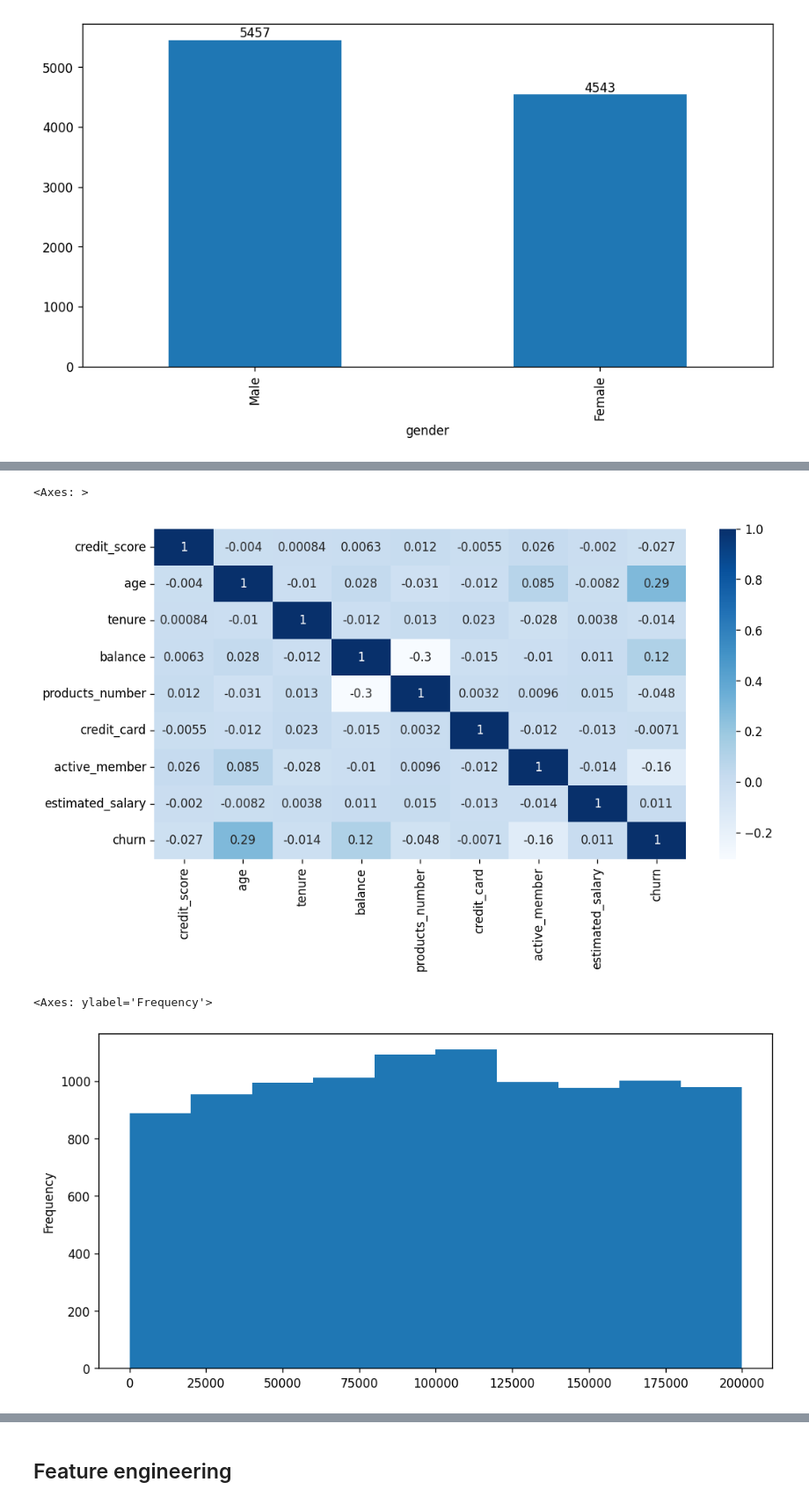
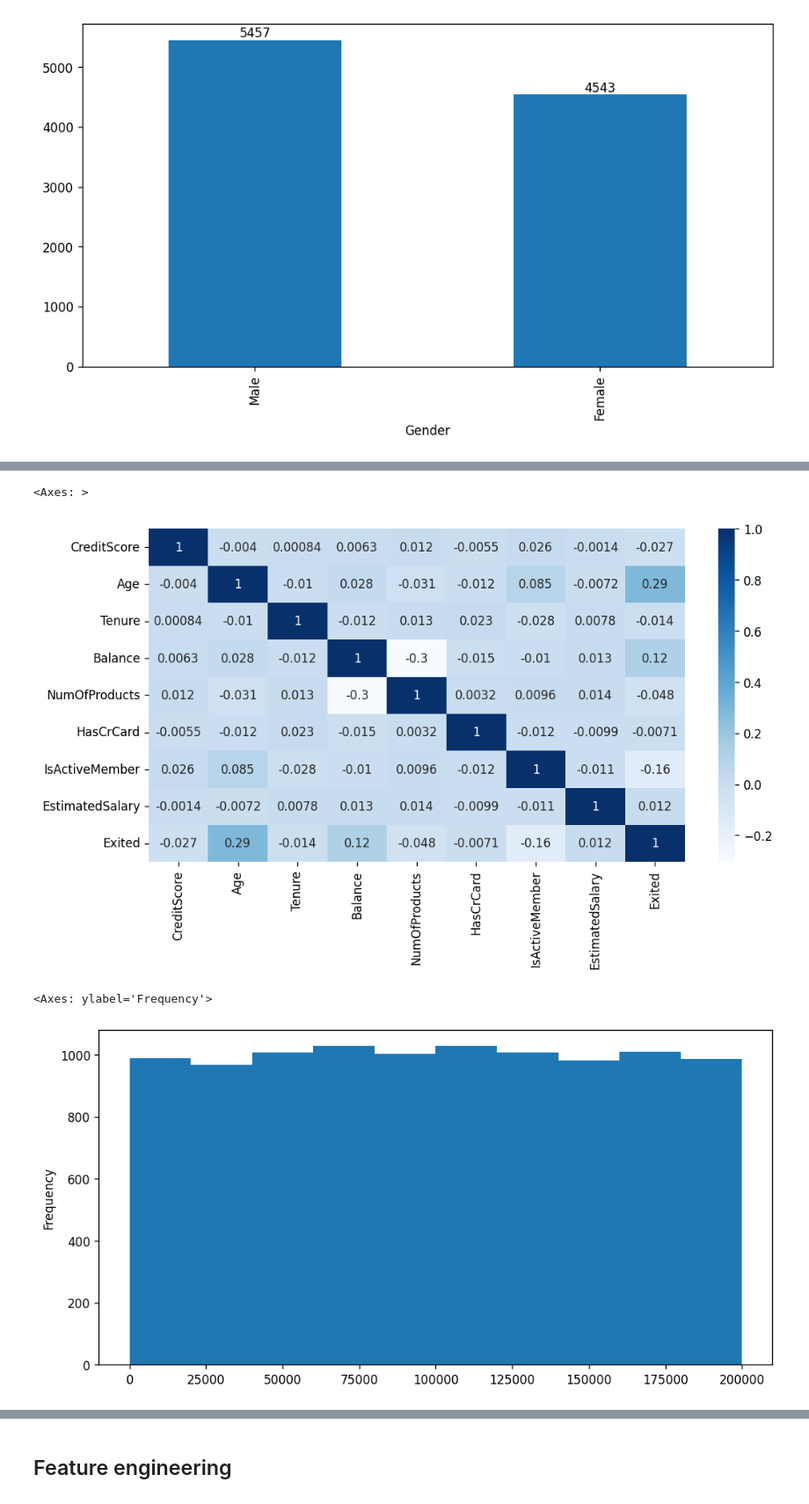
Before and after one commit to tnsonlahh/-DSEB-64A-Group-10_Customer-Churn-Prediction-, a Jupyter notebook: ChurnOneBank_Data.ipynb, the cells around one changed output, grey strips where cells are left out. Shown at 88% size. Drawn from its saved outputs; the diff is of its cells as text; code cells hidden in the pictures.

```diff
--- a/ChurnOneBank_Data.ipynb
+++ b/ChurnOneBank_Data.ipynb
@@ -12,3 +10,5 @@ df = pd.read_excel('OneBank.xlsx')
+# %%
+df = pd.read_csv('churn.csv')
 # %%
 df.head()
 # %% [output]
@@ -21,5 +21,5 @@ df.head()
 # %%
-df = df.drop(columns= 'customer_id', axis=1)
+df = df.drop(columns= ['RowNumber','CustomerId','Surname'], axis=1)
 # %%
 df.info()
 # %% [output]
@@ -64,7 +64,3 @@ dtype: int64
 df.duplicated().sum()
 # %% [output]
 0
-# %%
-df['estimated_salary'] = df['estimated_salary'].str.replace(r'\b\d{4}-\d{2}-\d{2} 00:00:00\b', 'nan' , regex=True)
-df['estimated_salary'] = df['estimated_salary'].astype(float)
-df['estimated_salary'].isna().sum()
@@ -73,5 +67,5 @@ df['estimated_salary'].isna().sum()
 # %%
-df['estimated_salary'] = df.groupby(['age'])['estimated_salary'].transform(lambda x: x.fillna(x.mean()))
+df['EstimatedSalary'] = df.groupby(['Age'])['EstimatedSalary'].transform(lambda x: x.fillna(x.mean()))
 # %%
 # categorical Variables
 categorical_variables = [col for col in df.columns if col in "O"
@@ -216,10 +209,10 @@ t = df.select_dtypes(exclude='object').corr()
 sns.heatmap(t, annot = True, cmap = 'Blues')
 # %% [output]
 <Axes: >
-[figure, old version]
+[figure, new version]
 # %%
-df['estimated_salary'].plot(kind ='hist')
+df['EstimatedSalary'].plot(kind ='hist')
 # %% [output]
 <Axes: ylabel='Frequency'>
-[figure, old version]
+[figure, new version]
 # %%
```
Also changed, not shown: parts of 22 cells of this notebook, 1 other file.
